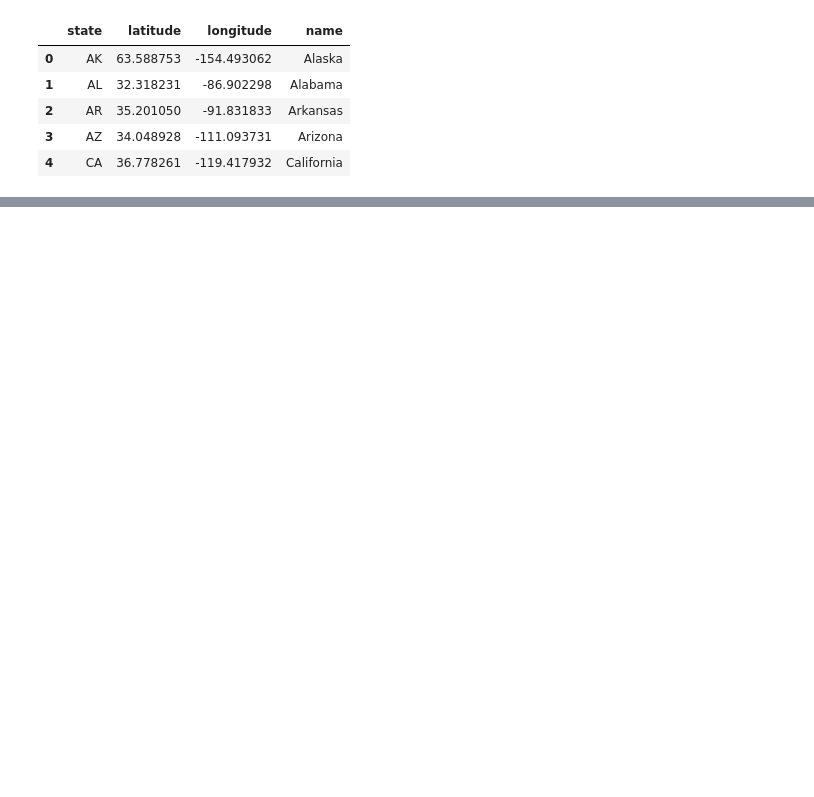
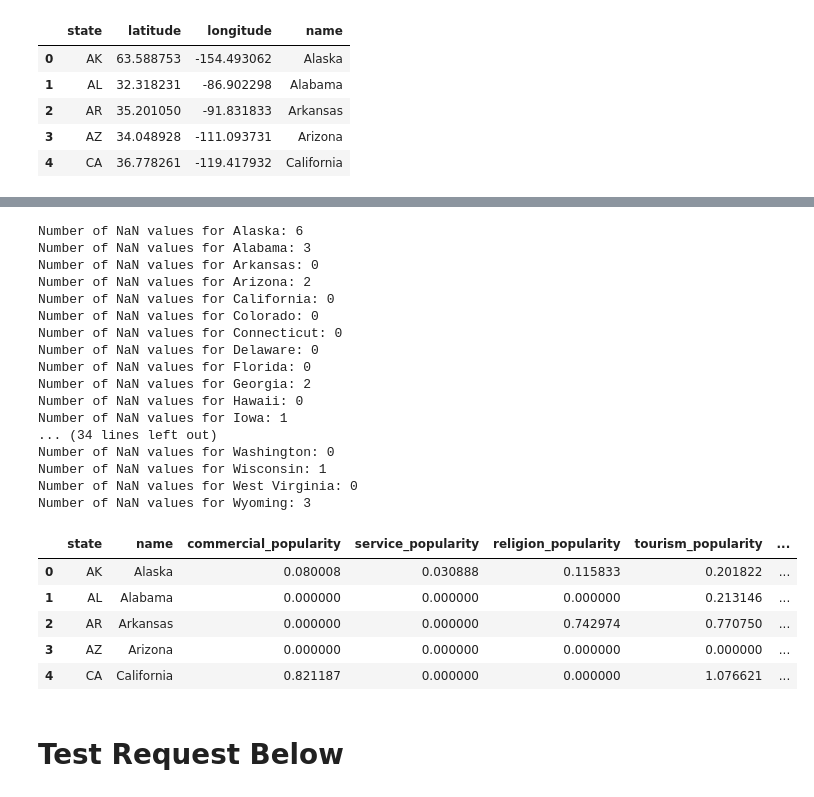
Before and after one commit to dumidunipg/project-1, a Jupyter notebook: services.ipynb, the cells around one changed output, grey strips where cells are left out. Saved outputs shown, nothing was run; the diff lists cells and outputs as text; code cells hidden in the pictures; blank space fills up the shorter version.

```diff
--- a/services.ipynb
+++ b/services.ipynb
@@ -46,0 +183,43 @@ Starting Services Search
+# %%
+# RUNNING THIS CELL WILL COPY THE states_df AND PERFORM A RANDOM NUMBER SAMPLING
+
+states_popularity_df = states_df.copy()
+
+# Pick the columns with the popularity for each category searched
+states_popularity_df = states_popularity_df[['state', 'name', 'commercial_popularity', 'service_popularity', 'religion_popularity', 'tourism_popularity', 'production_popularity', 'leisure_popularity']]
+
+for index, row in states_popularity_df.iterrows():
+    count_nan = 0
+    for pop in states_popularity_df.columns[2:]:
+        if np.isnan(states_popularity_df.loc[index, pop]):
+            states_popularity_df.at[index, pop] = random.uniform(0, states_popularity_df.loc[:, pop].max() / 5)
+            count_nan += 1
+    print(f"Number of NaN values for {states_popularity_df.loc[index, 'name']}: {count_nan}")
+
+states_popularity_df.head()
+# %% [output]
+Number of NaN values for Alaska: 6
+Number of NaN values for Alabama: 3
+Number of NaN values for Arkansas: 0
+Number of NaN values for Arizona: 2
+Number of NaN values for California: 0
+Number of NaN values for Colorado: 0
+Number of NaN values for Connecticut: 0
+Number of NaN values for Delaware: 0
+Number of NaN values for Florida: 0
+Number of NaN values for Georgia: 2
+Number of NaN values for Hawaii: 0
+Number of NaN values for Iowa: 1
+... (34 lines left out)
+Number of NaN values for Washington: 0
+Number of NaN values for Wisconsin: 1
+Number of NaN values for West Virginia: 0
+Number of NaN values for Wyoming: 3
+|  | state | name | commercial_popularity | service_popularity | religion_popularity | tourism_popularity | ... |
+| 0 | AK | Alaska | 0.080008 | 0.030888 | 0.115833 | 0.201822 | ... |
+| 1 | AL | Alabama | 0.000000 | 0.000000 | 0.000000 | 0.213146 | ... |
+| 2 | AR | Arkansas | 0.000000 | 0.000000 | 0.742974 | 0.770750 | ... |
+| 3 | AZ | Arizona | 0.000000 | 0.000000 | 0.000000 | 0.000000 | ... |
+| 4 | CA | California | 0.821187 | 0.000000 | 0.000000 | 1.076621 | ... |
+# %% [markdown]
+# Test Request Below
```
Also changed, not shown: parts of 6 cells of this notebook.
